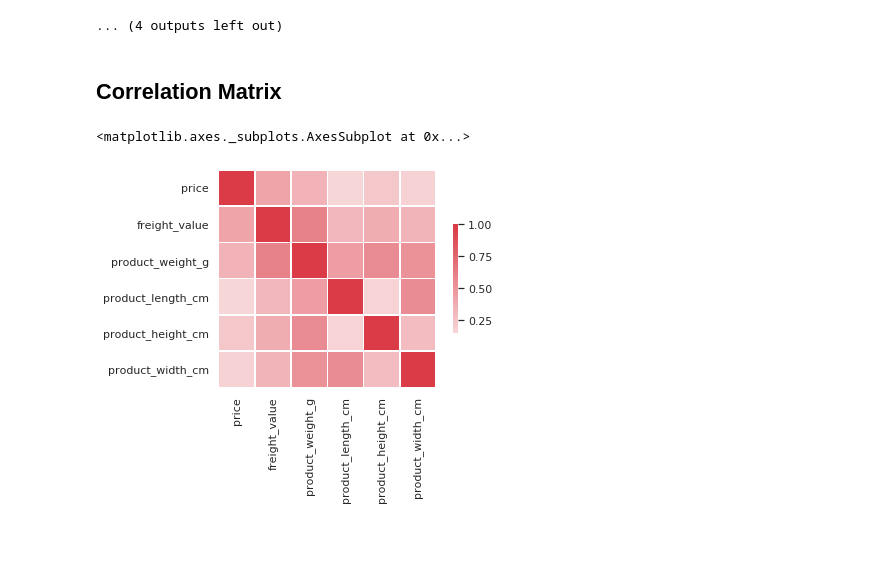
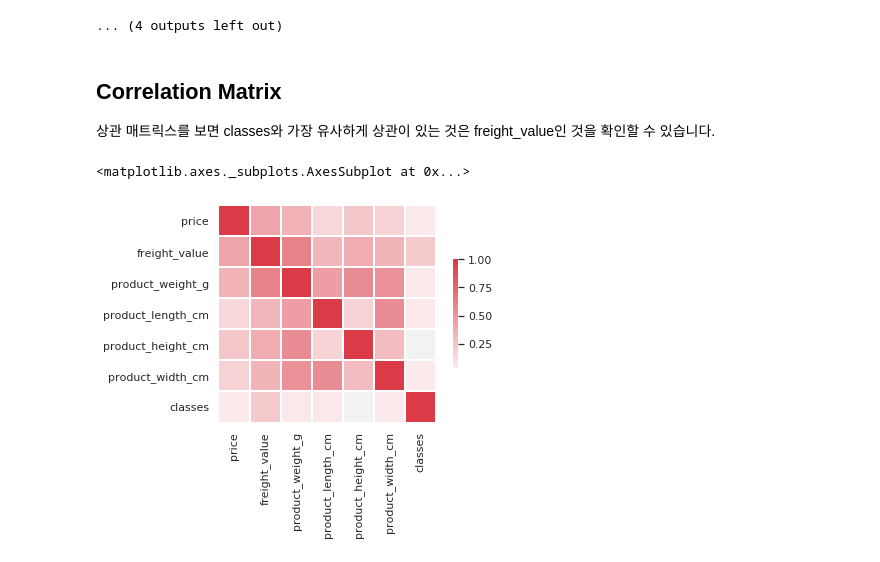
Before and after one commit to gonsoomoon-ml/predict-delivery-time, a Jupyter notebook: brazil_ecommerce/1.2.Explore_Data.ipynb, the cells around one changed output. Saved outputs shown, nothing was run; the diff lists cells and outputs as text; code cells hidden in the pictures.

```diff
--- a/brazil_ecommerce/1.2.Explore_Data.ipynb
+++ b/brazil_ecommerce/1.2.Explore_Data.ipynb
@@ -230,16 +223,17 @@ product_length_cm
 product_height_cm
 [figure]
 ... (4 outputs left out)
-# %% [markdown]
-## Correlation Matrix
+# %% [markdown]
+## Correlation Matrix
+상관 매트릭스를 보면 classes와 가장 유사하게 상관이 있는 것은 freight_value인 것을 확인할 수 있습니다.
 # %%
 import seaborn as sns
 import matplotlib.pyplot as plt
 sns.set(style="whitegrid")
 cmap = sns.diverging_palette(20,10, as_cmap=True)
-cols = ['price','freight_value','product_weight_g','product_length_cm','product_height_cm','product_width_cm']
+cols = ['price','freight_value','product_weight_g','product_length_cm','product_height_cm','product_width_cm','classes']
 sns.heatmap(df[cols].corr(), vmax=1, center=0, cmap=cmap,
             square=True, linewidths=.5, cbar_kws={"shrink":.5})
 # %% [output]
 <matplotlib.axes._subplots.AxesSubplot at 0x...>
-[figure, old version]
+[figure, new version]
```
Also changed, not shown: parts of 14 cells of this notebook, 10 other files.
